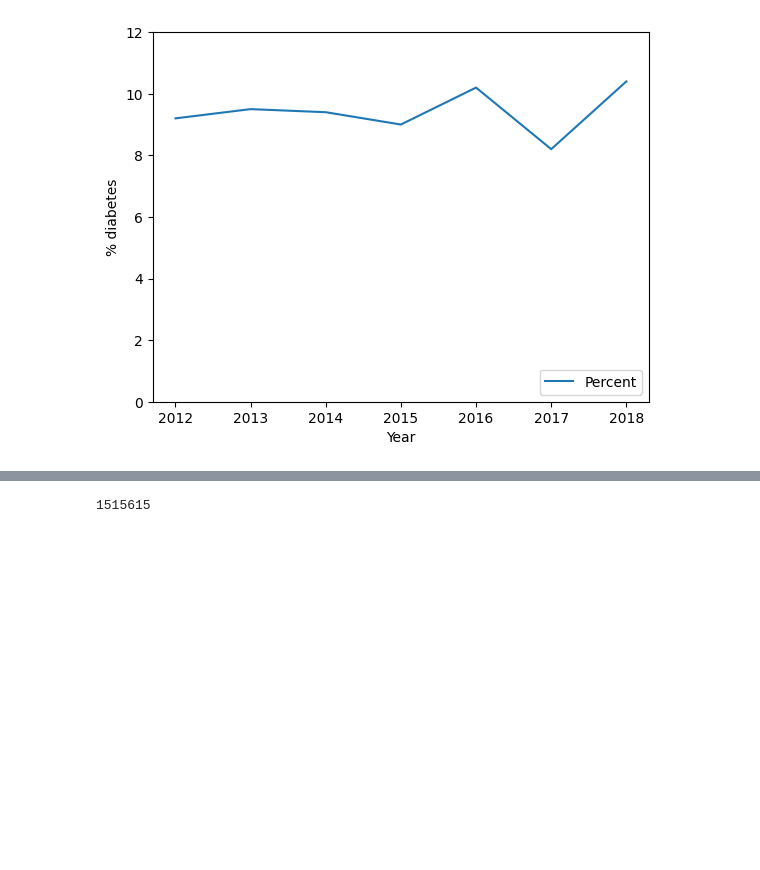
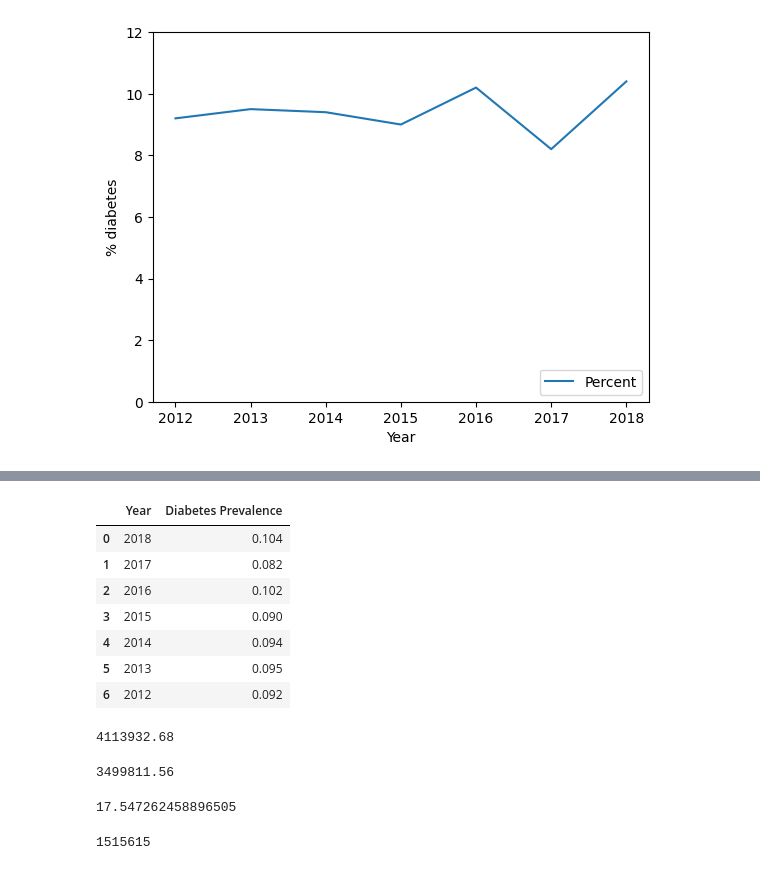
Before and after one commit to isabelmwork/Project1_Diabetes, a Jupyter notebook: California DM Trend.ipynb, the cells around one changed output, grey strips where cells are left out. Cells and saved outputs as stored; diff of their text form; code cells hidden in the pictures; blank space fills up the shorter version.

```diff
--- a/California DM Trend.ipynb
+++ b/California DM Trend.ipynb
@@ -140,0 +103,13 @@ Name: Percent, dtype: float64
+# %%
+clean_pop["Percent"] = clean_pop["Percent"]/100
+clean_pop = clean_pop.rename(columns = {"Percent":"Diabetes Prevalence"})
+clean_pop
+# %% [output]
+|  | Year | Diabetes Prevalence |
+| 0 | 2018 | 0.104 |
+| 1 | 2017 | 0.082 |
+| 2 | 2016 | 0.102 |
+| 3 | 2015 | 0.090 |
+| 4 | 2014 | 0.094 |
+| 5 | 2013 | 0.095 |
+| 6 | 2012 | 0.092 |
@@ -140,0 +119,10 @@ Name: Percent, dtype: float64
+# %%
+estimated_diabetes_2018 = clean_pop.loc[clean_pop["Year"] == 2018]["Diabetes Prevalence"].iloc[0] * pop_2018
+estimated_diabetes_2018
+# %% [output]
+4113932.68
+# %%
+estimated_diabetes_2012 = clean_pop.loc[clean_pop["Year"] == 2012]["Diabetes Prevalence"].iloc[0] * pop_2012
+estimated_diabetes_2012
+# %% [output]
+3499811.56
@@ -140,0 +134,7 @@ Name: Percent, dtype: float64
+# %%
+# HELP
+# (pop_2018 - pop_2012) /pop_2012 *100 = % increase in diabetes population
+delta_dm_pop = ((change_2018_2012) / estimated_diabetes_2012) * 100
+delta_dm_pop
+# %% [output]
+17.547262458896505
```
Also changed, not shown: parts of 21 cells of this notebook.
